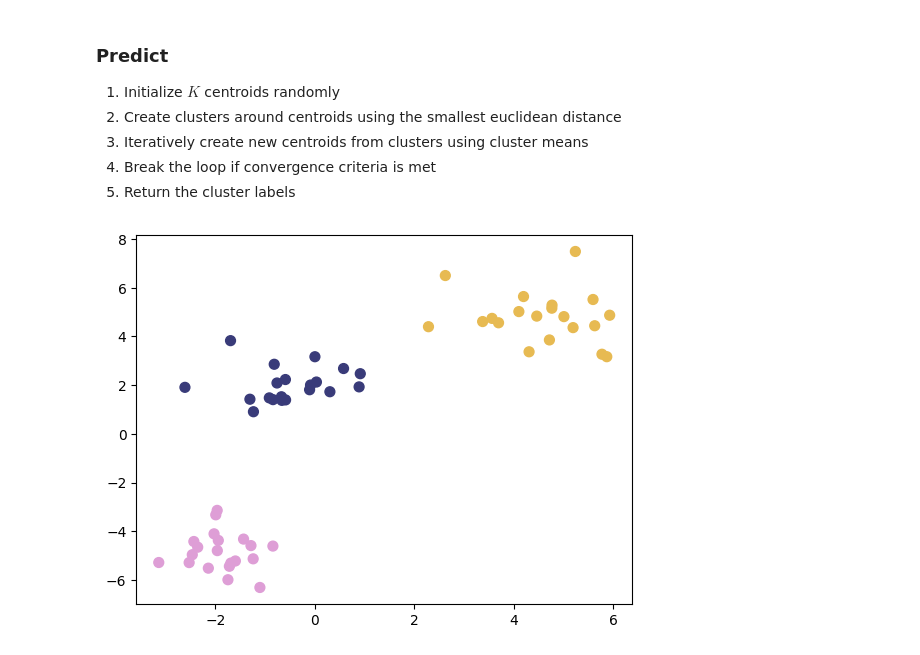
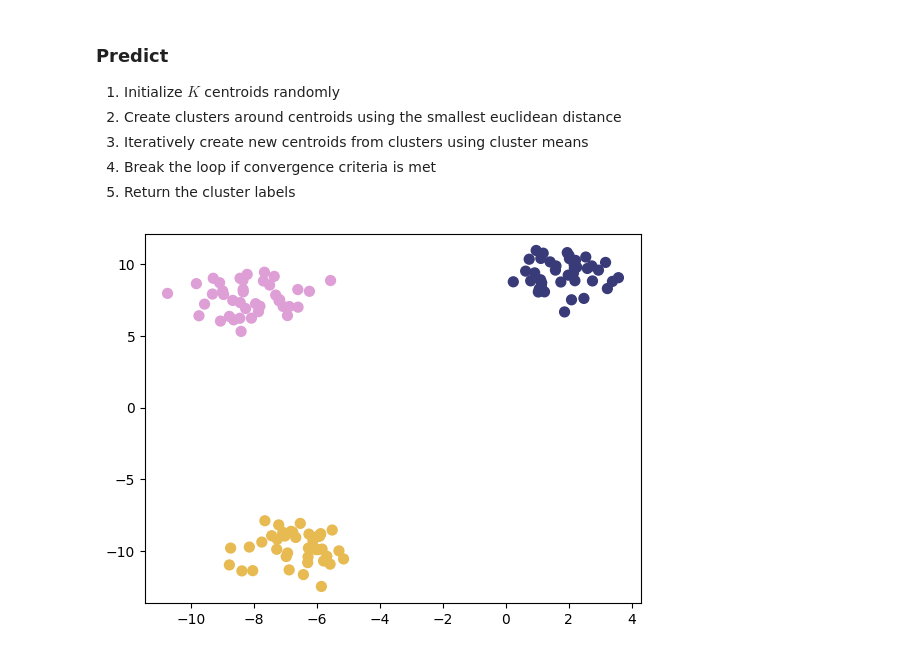
Before and after one commit to daredevil9215/MLFS, a Jupyter notebook: KMeans.ipynb, the cells around one changed output. Saved outputs shown, nothing was run; the diff lists cells and outputs as text; code cells hidden in the pictures.

```diff
--- a/KMeans.ipynb
+++ b/KMeans.ipynb
@@ -111,10 +234,10 @@ class KMeans:
 # %%
 from sklearn.datasets import make_blobs
 
-X, y = make_blobs(n_samples=60, n_features=2, centers=3)
+X, y = make_blobs(n_samples=120, n_features=2, centers=3)
 plot_2d_clf_problem(X, y)
 # %% [output]
-[figure, old version]
+[figure, new version]
 # %%
 kmeans = KMeans(K=3)
 y_pred = kmeans.predict(X)
```
Also changed, not shown: parts of 2 cells of this notebook.
